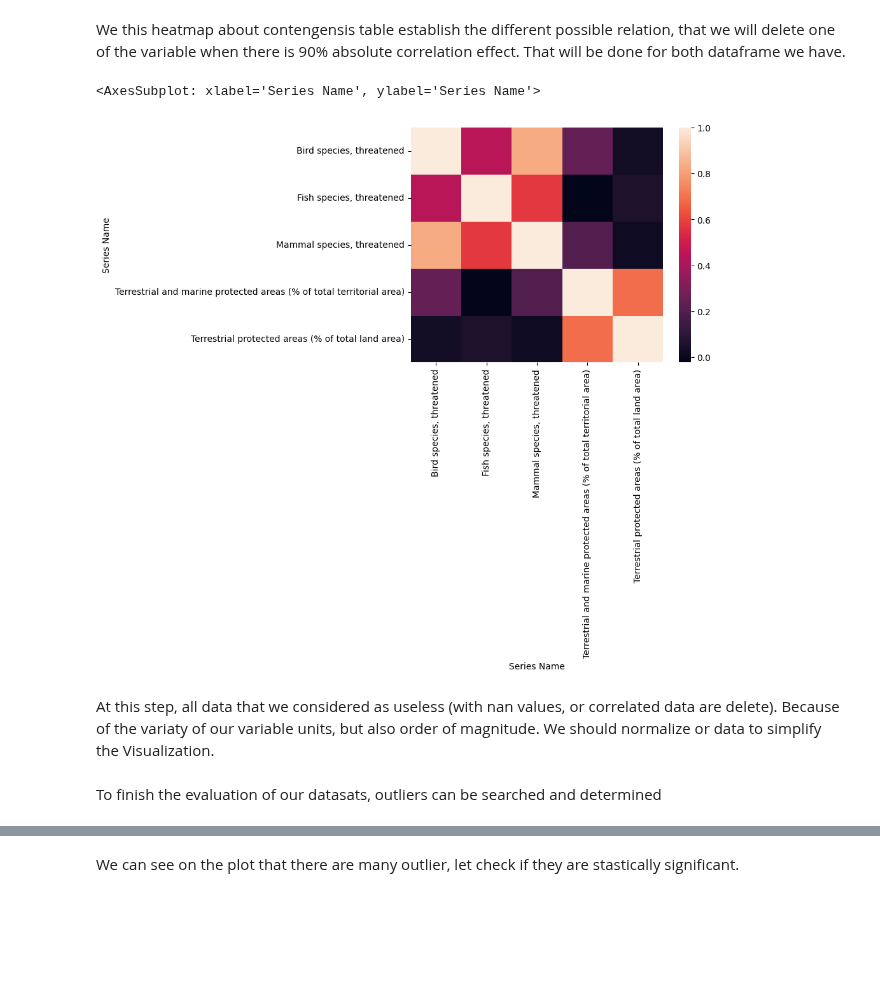
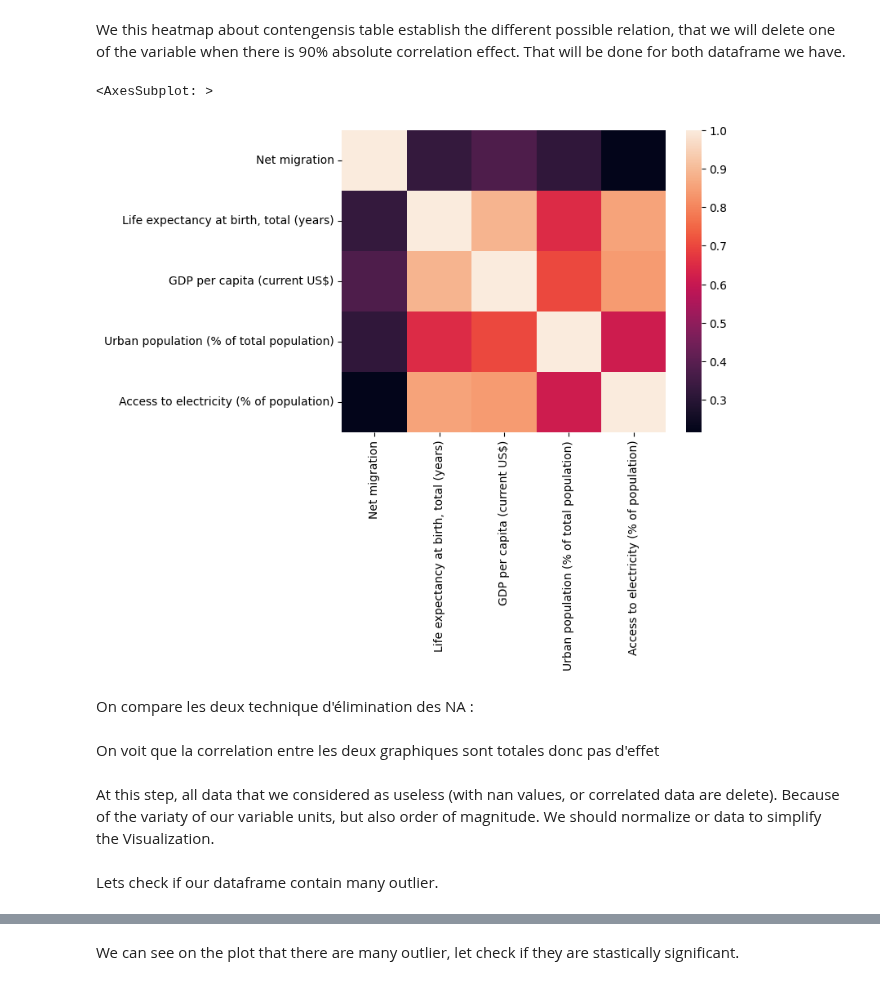
Before and after one commit to f2ire/IA_project, a Jupyter notebook: report1.ipynb, the cells around one changed output, grey strips where cells are left out. Saved outputs shown, nothing was run; the diff lists cells and outputs as text; code cells hidden in the pictures; blank space fills up the shorter version.

```diff
--- a/report1.ipynb
+++ b/report1.ipynb
@@ -23,7 +23,7 @@ originial_df = pd.read_csv("data3.txt", sep="\t")
 originial_df.drop(["Country Code", "Time Code","Time"], axis=1, inplace = True)
 originial_df.set_index("Country Name", inplace = True)
 originial_df[originial_df == ".."] = np.nan
-df = originial_df.copy()
+df = originial_df.copy().astype(np.float64)
 # %% [markdown]
 We can see there are many NaN : We can chose first to eleminate country with many NaN data (over 50% for example) that can bring outlier. But that value can be chose with the following graphic
 # %%
@@ -89,4 +89,4 @@ df_without_na_country = dm.del_many_na_country(df_without_na_series, df_nb_nan_s
 # %% [markdown]
 But we can also replace NaN value by using a clustering estimation by this formula
 # %%
-df_nan_estimate = dm.replace_nan_knn(df_without_na_series)
+df_nan_estimate = dm.replace_nan_knn(df_without_na_series); df_nan_estimate ###TODO: A garder ?
@@ -95,6 +110,6 @@ We will now check about coreleted data, to do this spearman test is done.
 # %% [markdown]
 Maintenant on regarde si des données sont corrélé :
 # %%
-df_corr = df_without_na_series.T.corr("spearman")
+df_corr = df_nan_estimate.corr("spearman", numeric_only = True)
 seaborn.heatmap(df_corr)
 # %% [output]
@@ -104,10 +120,10 @@ We this heatmap about contengensis table establish the different possible relati
 That will be done for both dataframe we have.
 # %%
 importlib.reload(dm)
-df_without_corr_series = dm.del_correled_series(df_without_na_country, df_corr,0.90).T
-df_nan_estimate_without_corr_series = dm.del_correled_series(df_nan_estimate, df_corr,0.90).T
+df_without_corr_series = dm.del_correled_series(df_without_na_country, df_corr,0.90)
+df_nan_estimate_without_corr_series = dm.del_correled_series(df_nan_estimate, df_corr,0.90)
 corr_clean = df_without_corr_series.corr("spearman")
 seaborn.heatmap(corr_clean)
 # %% [output]
-<AxesSubplot: xlabel='Series Name', ylabel='Series Name'>
+<AxesSubplot: >
-[figure, old version]
+[figure, new version]
@@ -124,0 +130,2 @@ seaborn.heatmap(corr_clean)
+# %% [markdown]
+On compare les deux technique d'élimination des NA :
@@ -125,3 +134,5 @@ seaborn.heatmap(corr_clean)
+# %% [markdown]
+On voit que la correlation entre les deux graphiques sont totales donc pas d'effet
 # %% [markdown]
 At this step, all data that we considered as useless (with nan values, or correlated data are delete). Because of the variaty of our variable units, but also order of magnitude. We should normalize or data to simplify the Visualization.
 # %%
@@ -133,5 +143,5 @@ dm.export_clean_data(n_estimated_df,"estimated_data.csv")
-# %% [markdown]
-To finish the evaluation of our datasats, outliers can be searched and determined
+# %% [markdown]
+Lets check if our dataframe contain many outlier.
 # %%
 seaborn.boxplot(data=n_df, orient = "h")
 # %% [output]
```
Also changed, not shown: parts of 8 cells of this notebook, 4 other files.
